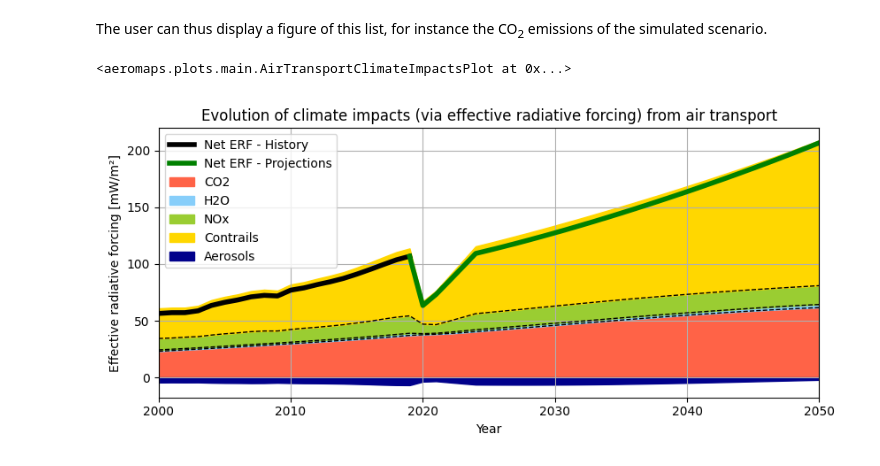
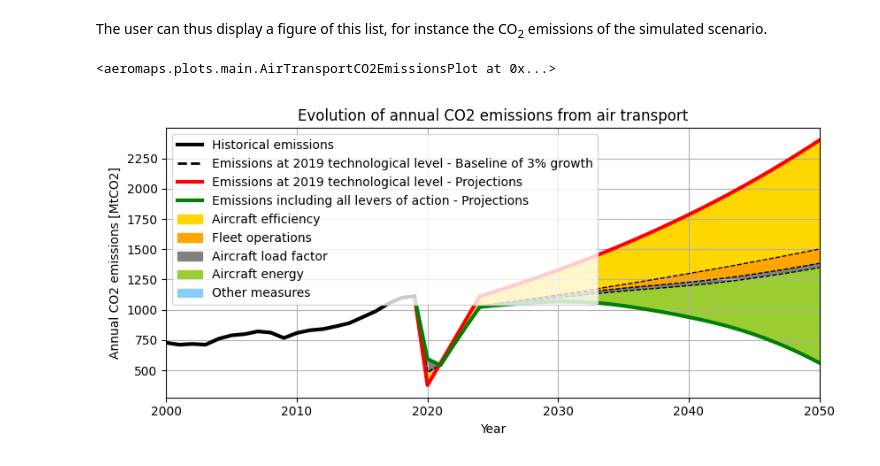
Before and after one commit to AeroMAPS/AeroMAPS, a Jupyter notebook: aeromaps/notebooks/basic_example.ipynb, the cells around one changed output. Cells and saved outputs as stored; diff of their text form; code cells hidden in the pictures.

Commit message:
Back to notebooks from main branch

```diff
--- a/aeromaps/notebooks/basic_example.ipynb
+++ b/aeromaps/notebooks/basic_example.ipynb
@@ -255,7 +255,7 @@ process.list_available_plots()
 # %% [markdown]
 The user can thus display a figure of this list, for instance the CO<sub>2</sub> emissions of the simulated scenario.
 # %%
-process.plot("air_transport_climate_impacts")
+process.plot("air_transport_co2_emissions")
 # %% [output]
-<aeromaps.plots.main.AirTransportClimateImpactsPlot at 0x...>
+<aeromaps.plots.main.AirTransportCO2EmissionsPlot at 0x...>
-[figure, old version]
+[figure, new version]
```
Also changed, not shown: parts of 5 cells of this notebook, 1 other file.
